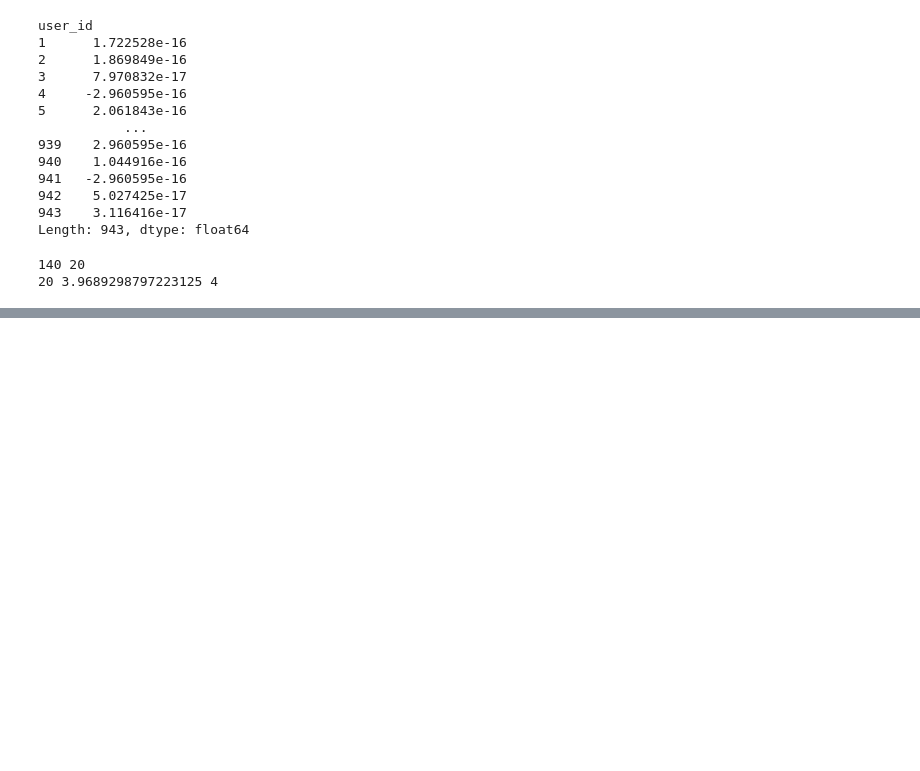
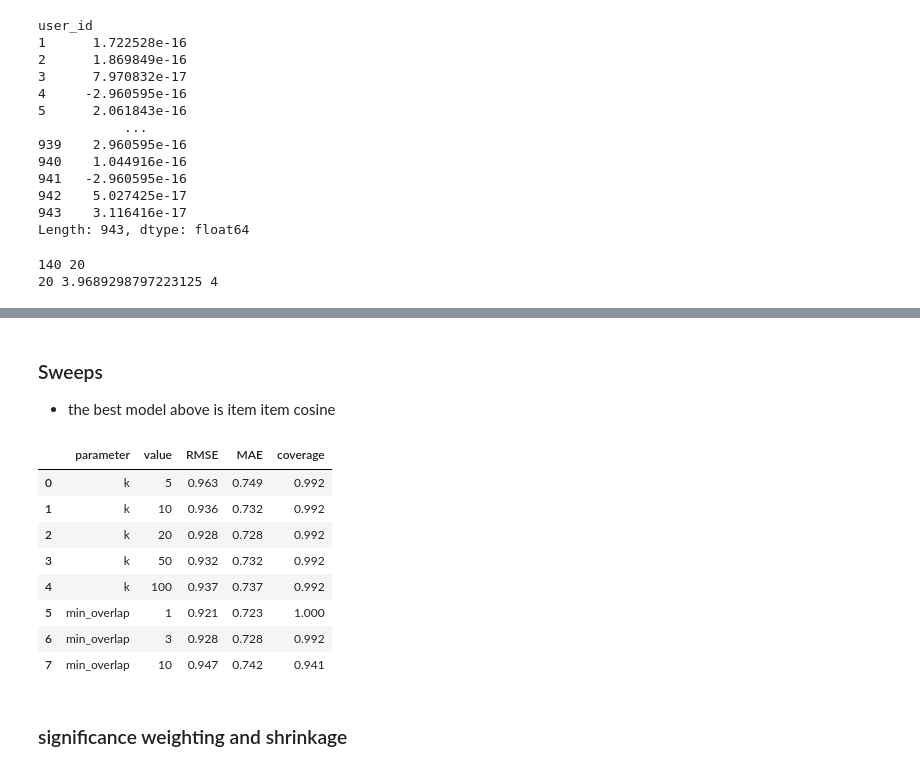
Before and after one commit to akhi08/Foundation-Advanced-ML, a Jupyter notebook: Recommender system/notebook/data_understanding.ipynb, the cells around one changed output, grey strips where cells are left out. Saved outputs shown, nothing was run; the diff lists cells and outputs as text; code cells hidden in the pictures; blank space fills up the shorter version.

```diff
--- a/Recommender system/notebook/data_understanding.ipynb
+++ b/Recommender system/notebook/data_understanding.ipynb
@@ -314,0 +415,28 @@ print(len(neighbors), prediction, actual)
+# %%
+# Cell 1: Pearson table + sanity checks
+pearson_df = fitting_matrix.T.corr()       # users become columns, so corr compares users
+
+print("symmetric:", np.allclose(pearson_df, pearson_df.T, equal_nan=True))
+print("NaN cells:", pearson_df.isna().sum().sum(), f"({pearson_df.isna().sum().sum() / pearson_df.size:.1%})")
+print("diagonal not 1:", (~np.isclose(np.diag(pearson_df), 1)).sum())
+
+# Cell 2: cosine vs Pearson vs overlap for the busiest user's top-5 neighbors
+user_id = fitting_matrix.notna().sum(axis=1).idxmax()          # user with most ratings
+
+top5_cosine = sim_df.loc[user_id].drop(user_id).nlargest(5)
+top5_pearson = pearson_df.loc[user_id].drop(user_id).nlargest(5)
+
+
+def compare(users):
+    """Cosine, Pearson and overlap of user_id with the given users."""
+    return pd.DataFrame({
+        "cosine": sim_df.loc[user_id, users],
+        "pearson": pearson_df.loc[user_id, users],
+        "overlap": overlap_df.loc[user_id, users],
+    })
+
+
+print("Top 5 by cosine:")
+display(compare(top5_cosine.index))
+print("Top 5 by Pearson:")
+display(compare(top5_pearson.index))
@@ -314,0 +655,31 @@ print(len(neighbors), prediction, actual)
+# %% [markdown]
+### Sweeps
+- the best model above is item item cosine
+# %%
+def run_sweep(parameter, values, predict_fn, sim_table, base):
+    """Vary one parameter, hold the others at base; one row per value."""
+    rows = []
+    for value in values:
+        settings = {**base, parameter: value}            # base with one value replaced
+        scores = score_model(predict_fn, sim_table, **settings)
+        rows.append({"parameter": parameter, "value": value, **scores})
+    return pd.DataFrame(rows)
+
+
+base = {"k": 20, "min_overlap": 3}
+k_sweep = run_sweep("k", [5, 10, 20, 50, 100],predict_item_item,item_sim_df,base)
+overlap_sweep=run_sweep("min_overlap",[1,3,10],predict_item_item,item_sim_df,base)
+sweep_table=pd.concat([k_sweep,overlap_sweep],ignore_index=True).round(3)
+sweep_table
+# %% [output]
+|  | parameter | value | RMSE | MAE | coverage |
+| 0 | k | 5 | 0.963 | 0.749 | 0.992 |
+| 1 | k | 10 | 0.936 | 0.732 | 0.992 |
+| 2 | k | 20 | 0.928 | 0.728 | 0.992 |
+| 3 | k | 50 | 0.932 | 0.732 | 0.992 |
+| 4 | k | 100 | 0.937 | 0.737 | 0.992 |
+| 5 | min_overlap | 1 | 0.921 | 0.723 | 1.000 |
+| 6 | min_overlap | 3 | 0.928 | 0.728 | 0.992 |
+| 7 | min_overlap | 10 | 0.947 | 0.742 | 0.941 |
+# %% [markdown]
+### significance weighting and shrinkage
```
Also changed, not shown: parts of 14 cells of this notebook, 1 other file.
